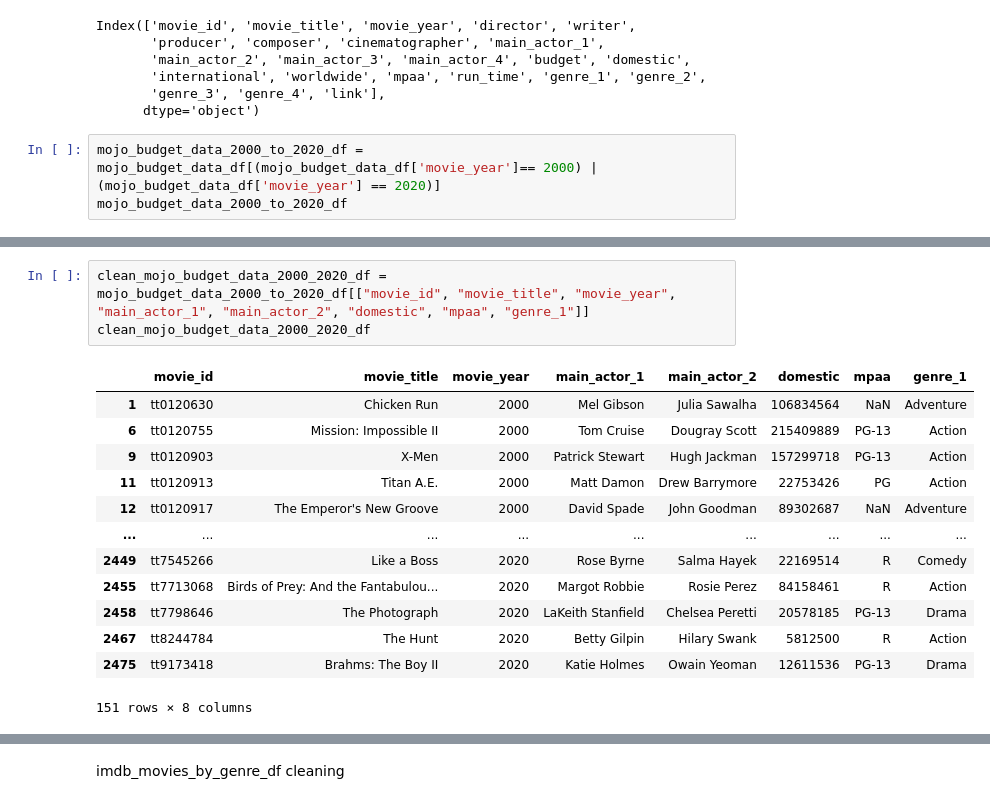
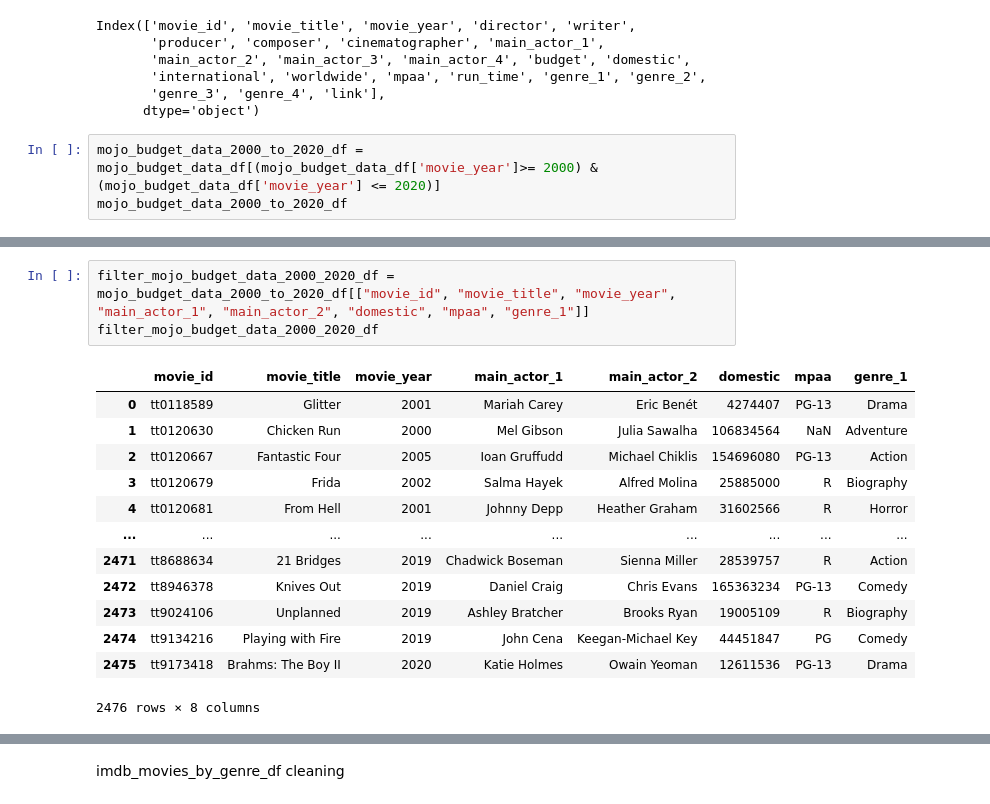
Before and after one commit to Armand57araujo/i-tickets, a Jupyter notebook: pythonnotebook.ipynb, the cells around one changed output, grey strips where cells are left out. Drawn from its saved outputs; the diff is of its cells as text.

```diff
--- a/pythonnotebook.ipynb
+++ b/pythonnotebook.ipynb
@@ -353,7 +496,7 @@ Index(['movie_id', 'movie_title', 'movie_year', 'director', 'writer',
        'genre_3', 'genre_4', 'link'],
       dtype='object')
 # %%
-mojo_budget_data_2000_to_2020_df = mojo_budget_data_df[(mojo_budget_data_df['movie_year']== 2000) | (mojo_budget_data_df['movie_year'] == 2020)]
+mojo_budget_data_2000_to_2020_df = mojo_budget_data_df[(mojo_budget_data_df['movie_year']>= 2000) & (mojo_budget_data_df['movie_year'] <= 2020)]
 mojo_budget_data_2000_to_2020_df
 # %% [output]
 |  | movie_id | movie_title | movie_year | director | writer | producer | composer | cinematographer | ... |
@@ -372,18 +515,18 @@ mojo_budget_data_2000_to_2020_df
 # %%
-clean_mojo_budget_data_2000_2020_df = mojo_budget_data_2000_to_2020_df[["movie_id", "movie_title", "movie_year", "main_actor_1", "main_actor_2", "domestic", "mpaa", "genre_1"]]
-clean_mojo_budget_data_2000_2020_df
+filter_mojo_budget_data_2000_2020_df = mojo_budget_data_2000_to_2020_df[["movie_id", "movie_title", "movie_year", "main_actor_1", "main_actor_2", "domestic", "mpaa", "genre_1"]]
+filter_mojo_budget_data_2000_2020_df
 # %% [output]
 |  | movie_id | movie_title | movie_year | main_actor_1 | main_actor_2 | domestic | mpaa | genre_1 |
+| 0 | tt0118589 | Glitter | 2001 | Mariah Carey | Eric Benét | 4274407 | PG-13 | Drama |
 | 1 | tt0120630 | Chicken Run | 2000 | Mel Gibson | Julia Sawalha | 106834564 | NaN | Adventure |
-| 6 | tt0120755 | Mission: Impossible II | 2000 | Tom Cruise | Dougray Scott | 215409889 | PG-13 | Action |
-| 9 | tt0120903 | X-Men | 2000 | Patrick Stewart | Hugh Jackman | 157299718 | PG-13 | Action |
-| 11 | tt0120913 | Titan A.E. | 2000 | Matt Damon | Drew Barrymore | 22753426 | PG | Action |
-| 12 | tt0120917 | The Emperor's New Groove | 2000 | David Spade | John Goodman | 89302687 | NaN | Adventure |
+| 2 | tt0120667 | Fantastic Four | 2005 | Ioan Gruffudd | Michael Chiklis | 154696080 | PG-13 | Action |
+| 3 | tt0120679 | Frida | 2002 | Salma Hayek | Alfred Molina | 25885000 | R | Biography |
+| 4 | tt0120681 | From Hell | 2001 | Johnny Depp | Heather Graham | 31602566 | R | Horror |
 | ... | ... | ... | ... | ... | ... | ... | ... | ... |
-| 2449 | tt7545266 | Like a Boss | 2020 | Rose Byrne | Salma Hayek | 22169514 | R | Comedy |
-| 2455 | tt7713068 | Birds of Prey: And the Fantabulou... | 2020 | Margot Robbie | Rosie Perez | 84158461 | R | Action |
-| 2458 | tt7798646 | The Photograph | 2020 | LaKeith Stanfield | Chelsea Peretti | 20578185 | PG-13 | Drama |
-| 2467 | tt8244784 | The Hunt | 2020 | Betty Gilpin | Hilary Swank | 5812500 | R | Action |
+| 2471 | tt8688634 | 21 Bridges | 2019 | Chadwick Boseman | Sienna Miller | 28539757 | R | Action |
+| 2472 | tt8946378 | Knives Out | 2019 | Daniel Craig | Chris Evans | 165363234 | PG-13 | Comedy |
+| 2473 | tt9024106 | Unplanned | 2019 | Ashley Bratcher | Brooks Ryan | 19005109 | R | Biography |
+| 2474 | tt9134216 | Playing with Fire | 2019 | John Cena | Keegan-Michael Key | 44451847 | PG | Comedy |
 | 2475 | tt9173418 | Brahms: The Boy II | 2020 | Katie Holmes | Owain Yeoman | 12611536 | PG-13 | Drama |
-151 rows × 8 columns
+2476 rows × 8 columns
 # %%
```
Also changed, not shown: parts of 59 cells of this notebook, 1 other file.
